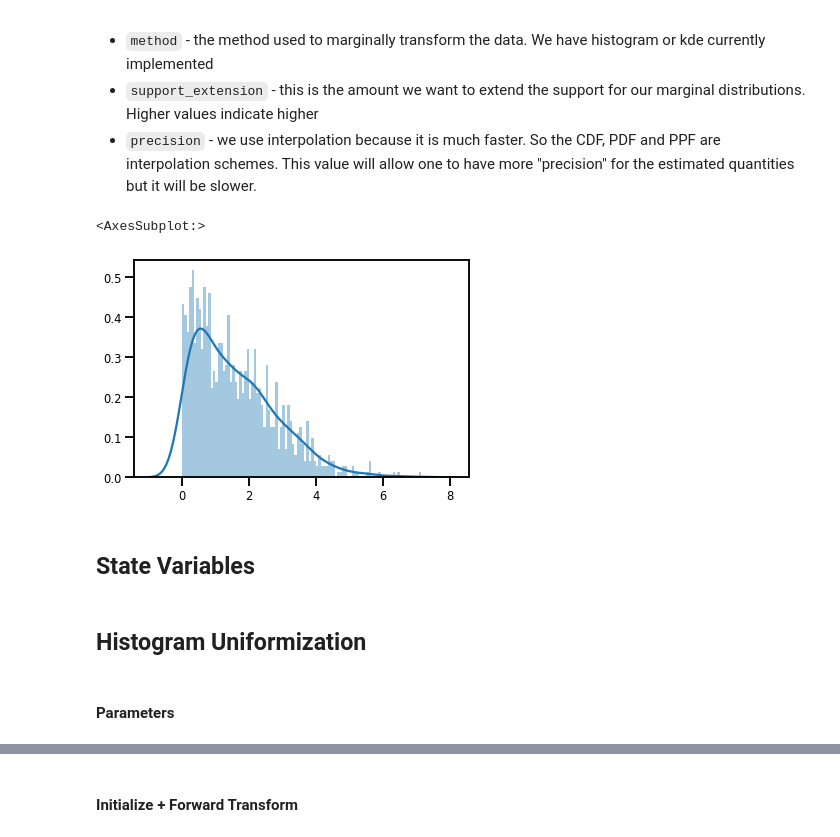
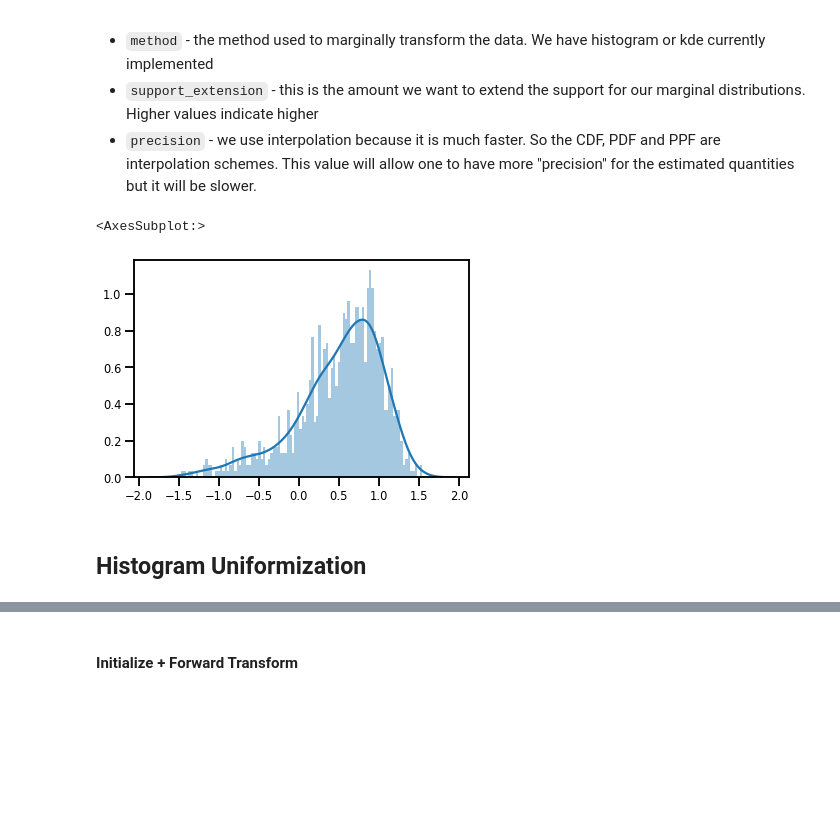
Before and after one commit to IPL-UV/rbig_jax, a Jupyter notebook: notebooks/iterative/details/1.1.1_univariate_gaussinization.ipynb, the cells around one changed output, grey strips where cells are left out. Drawn from its saved outputs; the diff is of its cells as text; code cells hidden in the pictures; blank space fills up the shorter version.

```diff
--- a/notebooks/iterative/details/1.1.1_univariate_gaussinization.ipynb
+++ b/notebooks/iterative/details/1.1.1_univariate_gaussinization.ipynb
@@ -72,11 +50,9 @@ First we need to initialize our RBIG method with some parameters. For example, w
 * `support_extension` - this is the amount we want to extend the support for our marginal distributions. Higher values indicate higher
 * `precision` - we use interpolation because it is much faster. So the CDF, PDF and PPF are interpolation schemes. This value will allow one to have more "precision" for the estimated quantities but it will be slower.
 # %%
-X = np.array(data[:, 0], dtype=np.float32)
+X = np.array(data[:, 1], dtype=np.float32)
 
 sns.distplot(X, bins=100)
 # %% [output]
 <AxesSubplot:>
-[figure, old version]
+[figure, new version]
-# %% [markdown]
-## State Variables
@@ -88,4 +59,2 @@ TransformState = collections.namedtuple(
 # %% [markdown]
 ## Histogram Uniformization
-# %% [markdown]
-#### Parameters
```
Also changed, not shown: parts of 55 cells of this notebook, 6 other files.
